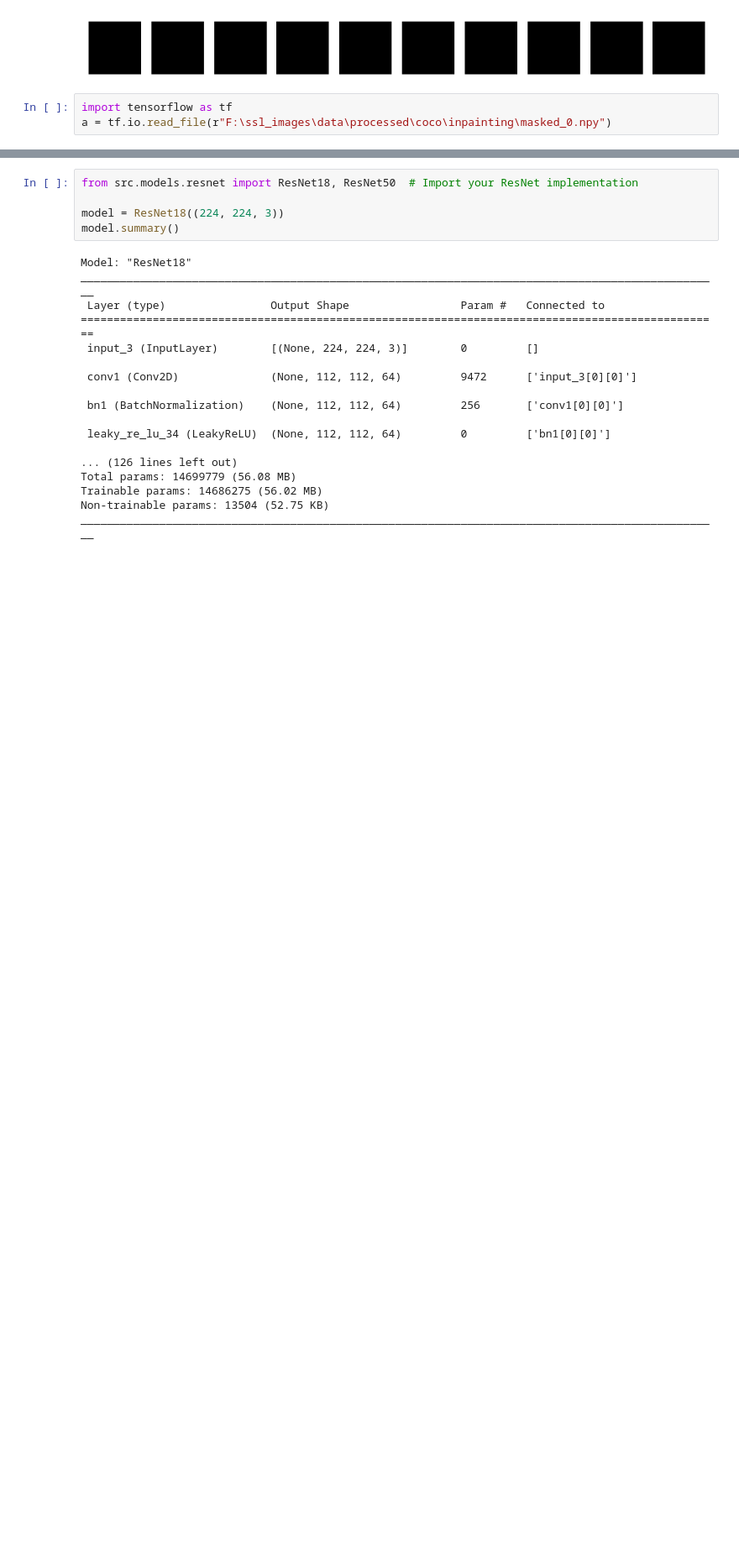
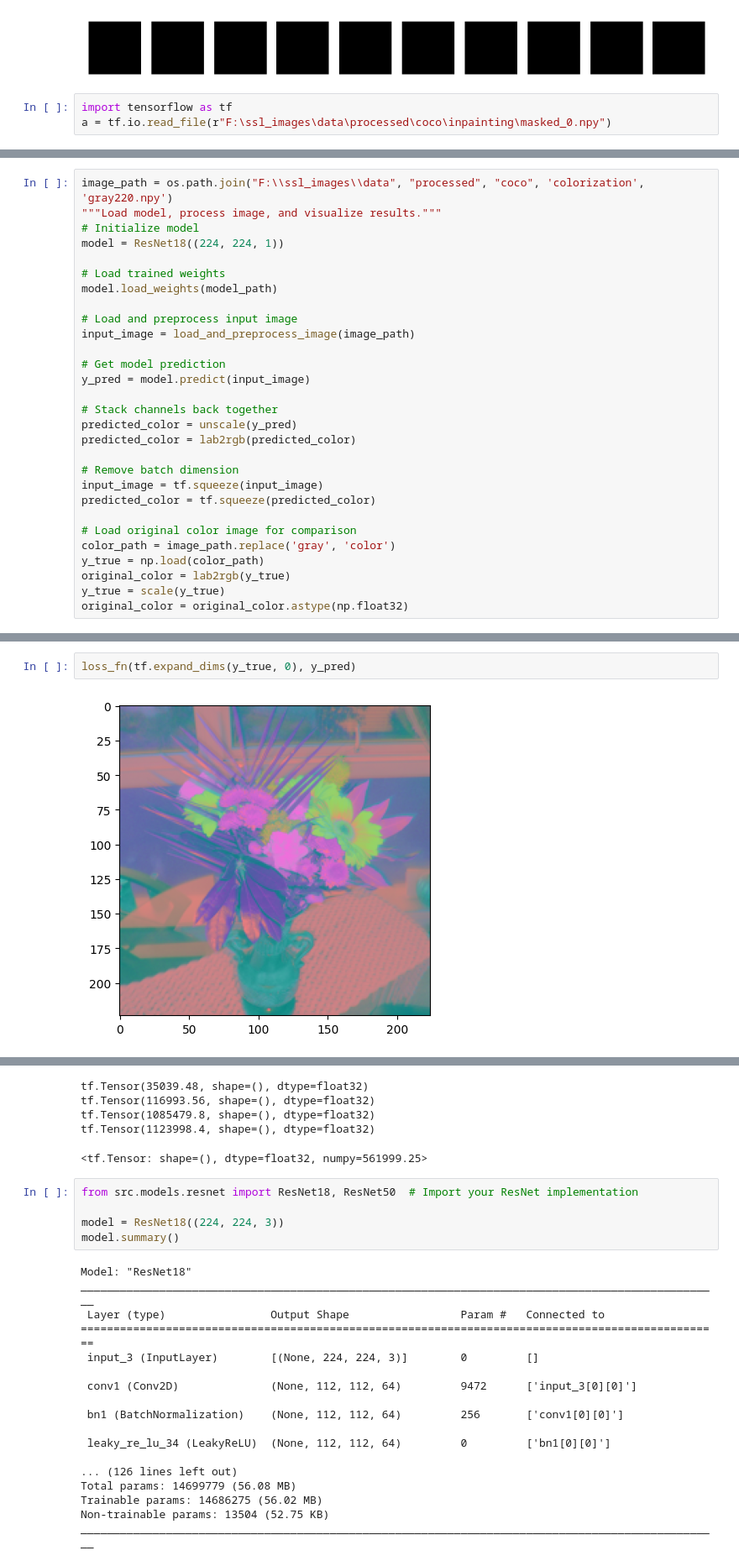
Before and after one commit to cassuci/mc959_ssl, a Jupyter notebook: test.ipynb, the cells around one changed output, grey strips where cells are left out. Shown at 84% size. Saved outputs shown, nothing was run; the diff lists cells and outputs as text; blank space fills up the shorter version.

```diff
--- a/test.ipynb
+++ b/test.ipynb
@@ -405,0 +411,29 @@ test_and_plot(model_rgb, batch_size=4, img_size=(224, 224), channels=3)
+# %%
+image_path = os.path.join("F:\\ssl_images\\data", "processed", "coco", 'colorization', 'gray220.npy')
+"""Load model, process image, and visualize results."""
+# Initialize model
+model = ResNet18((224, 224, 1))
+
+# Load trained weights
+model.load_weights(model_path)
+
+# Load and preprocess input image
+input_image = load_and_preprocess_image(image_path)
+
+# Get model prediction
+y_pred = model.predict(input_image)
+
+# Stack channels back together
+predicted_color = unscale(y_pred)
+predicted_color = lab2rgb(predicted_color)
+
+# Remove batch dimension
+input_image = tf.squeeze(input_image)
+predicted_color = tf.squeeze(predicted_color)
+
+# Load original color image for comparison
+color_path = image_path.replace('gray', 'color')
+y_true = np.load(color_path)
+original_color = lab2rgb(y_true)
+y_true = scale(y_true)
+original_color = original_color.astype(np.float32)
@@ -405,0 +442,4 @@ test_and_plot(model_rgb, batch_size=4, img_size=(224, 224), channels=3)
+# %%
+loss_fn(tf.expand_dims(y_true, 0), y_pred)
+# %% [output]
+[figure, added]
@@ -406,3 +448,8 @@ test_and_plot(model_rgb, batch_size=4, img_size=(224, 224), channels=3)
+tf.Tensor(35039.48, shape=(), dtype=float32)
+tf.Tensor(116993.56, shape=(), dtype=float32)
+tf.Tensor(1085479.8, shape=(), dtype=float32)
+tf.Tensor(1123998.4, shape=(), dtype=float32)
+<tf.Tensor: shape=(), dtype=float32, numpy=561999.25>
 # %%
 from src.models.resnet import ResNet18, ResNet50  # Import your ResNet implementation
 
```
Also changed, not shown: parts of 13 cells of this notebook, 2 other files.
